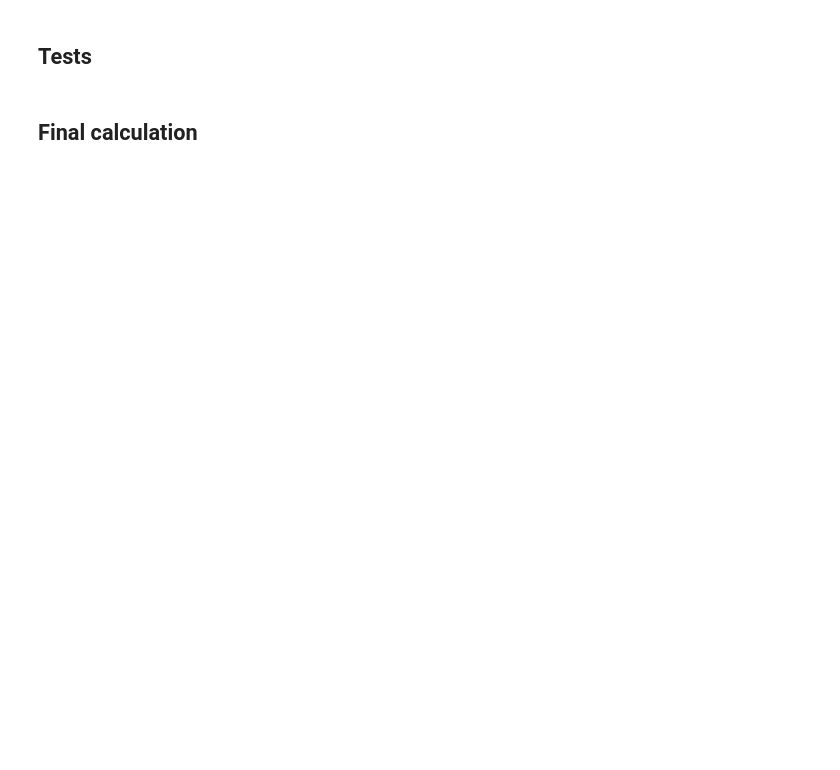
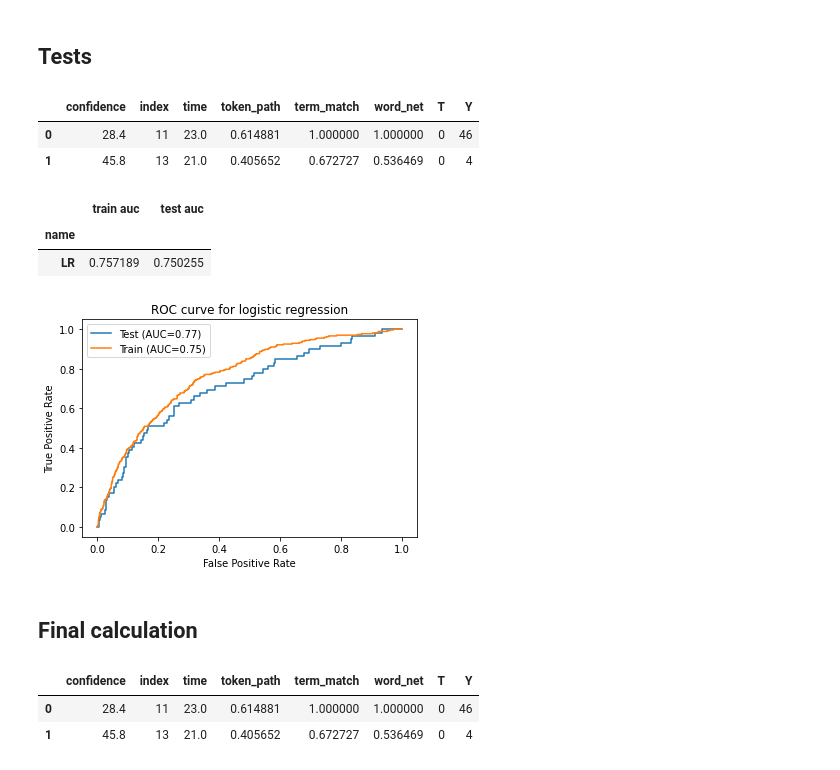
Before and after one commit to MatanSolomon01/097400-Final-Project, a Jupyter notebook: Causal Inferense/Propensity scores.ipynb, the cells around one changed output. Saved outputs shown, nothing was run; the diff lists cells and outputs as text; code cells hidden in the pictures; blank space fills up the shorter version.

Commit message:
Undo calc propensities with several models

```diff
--- a/Causal Inferense/Propensity scores.ipynb
+++ b/Causal Inferense/Propensity scores.ipynb
@@ -19,7 +11,13 @@ data.head(2)
 # %% [markdown]
 ## Tests
+# %%
+data = pkl.load(open('../data/data.pkl', 'rb'))
+data.head(2)
+# %% [output]
+|  | confidence | index | time | token_path | term_match | word_net | T | Y |
+| 0 | 28.4 | 11 | 23.0 | 0.614881 | 1.000000 | 1.000000 | 0 | 46 |
+| 1 | 45.8 | 13 | 21.0 | 0.405652 | 0.672727 | 0.536469 | 0 | 4 |
 # %%
-train_aucs, test_aucs = [], []
 models = []
 rocs = []
 for i, (train_index, test_index) in enumerate(KFold(5).split(data)):
@@ -40,50 +38,40 @@ for i, (train_index, test_index) in enumerate(KFold(5).split(data)):
     train_auc = metrics.roc_auc_score(train['T'],  probs_train)
     models.append({'name': 'LR', 'epoch':i, 'train auc':train_auc, 'test auc':test_auc})
     rocs.append({'name': 'LR', 'epoch':i, 'test_fpr':test_fpr, 'test_tpr':test_tpr, 'train_fpr':train_fpr, 'train_tpr':train_tpr})
-
-    # Random forest classifier
-    rndfrst = RandomForestClassifier(max_depth=5, random_state=0).fit(x_train, t_train)
-    probs_train = log_reg.predict(x_train)
-    probs_test = log_reg.predict(x_test)
-    test_fpr, test_tpr, _ = metrics.roc_curve(test['T'],  probs_test)
-    test_auc = metrics.roc_auc_score(test['T'],  probs_test)
-    train_fpr, train_tpr, _ = metrics.roc_curve(train['T'],  probs_train)
-    train_auc = metrics.roc_auc_score(train['T'],  probs_train)
-    models.append({'name': 'RF', 'epoch':i, 'train auc':train_auc, 'test auc':test_auc})
-    rocs.append({'name': 'RF', 'epoch':i, 'test_fpr':test_fpr, 'test_tpr':test_tpr, 'train_fpr':train_fpr, 'train_tpr':train_tpr})
-
-    # AdaBoost
-    rndfrst = AdaBoostClassifier(n_estimators=100, random_state=0).fit(x_train, t_train)
-    probs_train = log_reg.predict(x_train)
-    probs_test = log_reg.predict(x_test)
-    test_fpr, test_tpr, _ = metrics.roc_curve(test['T'],  probs_test)
-    test_auc = metrics.roc_auc_score(test['T'],  probs_test)
-    train_fpr, train_tpr, _ = metrics.roc_curve(train['T'],  probs_train)
-    train_auc = metrics.roc_auc_score(train['T'],  probs_train)
-    models.append({'name': 'AB', 'epoch':i, 'train auc':train_auc, 'test auc':test_auc})
-    rocs.append({'name': 'AB', 'epoch':i, 'test_fpr':test_fpr, 'test_tpr':test_tpr, 'train_fpr':train_fpr, 'train_tpr':train_tpr})
 # %%
 models = pd.DataFrame(models)
 models[['name', 'train auc', 'test auc']].groupby('name').mean()
+# %% [output]
+|  | train auc | test auc |
+| name |  |  |
+| LR | 0.757189 | 0.750255 |
 # %%
 rocs = pd.DataFrame(rocs)
 # %%
-fig, axes = plt.subplots(1,3, figsize=(20,6))
+fig, ax = plt.subplots()
 epoch = 0
-for i, name in enumerate(['LR', 'RF', 'AB']):
-    ax = axes[i]
+for i, name in enumerate(['LR']):
     alg_epoch = rocs[(rocs['epoch']==epoch)&(rocs['name']==name)]
     test_fpr, test_tpr = alg_epoch['test_fpr'].item(), alg_epoch['test_tpr'].item()
     train_fpr, train_tpr = alg_epoch['train_fpr'].item(), alg_epoch['train_tpr'].item()
 
     ax.plot(test_fpr, test_tpr, label=f'Test (AUC={round(test_auc,2)})')
     ax.plot(train_fpr, train_tpr, label=f'Train (AUC={round(train_auc,2)})')
     ax.set_ylabel('True Positive Rate')
     ax.set_xlabel('False Positive Rate')
     ax.legend()
-    ax.set_title(f"ROC curve for {name}")
+    ax.set_title(f"ROC curve for logistic regression")
 plt.show()
+# %% [output]
+[figure, added]
 # %% [markdown]
 ## Final calculation
+# %%
+data = pkl.load(open('../data/data.pkl', 'rb'))
+data.head(2)
+# %% [output]
+|  | confidence | index | time | token_path | term_match | word_net | T | Y |
+| 0 | 28.4 | 11 | 23.0 | 0.614881 | 1.000000 | 1.000000 | 0 | 46 |
+| 1 | 45.8 | 13 | 21.0 | 0.405652 | 0.672727 | 0.536469 | 0 | 4 |
 # %%
 def calc_props(df):
```
Also changed, not shown: parts of 4 cells of this notebook.
